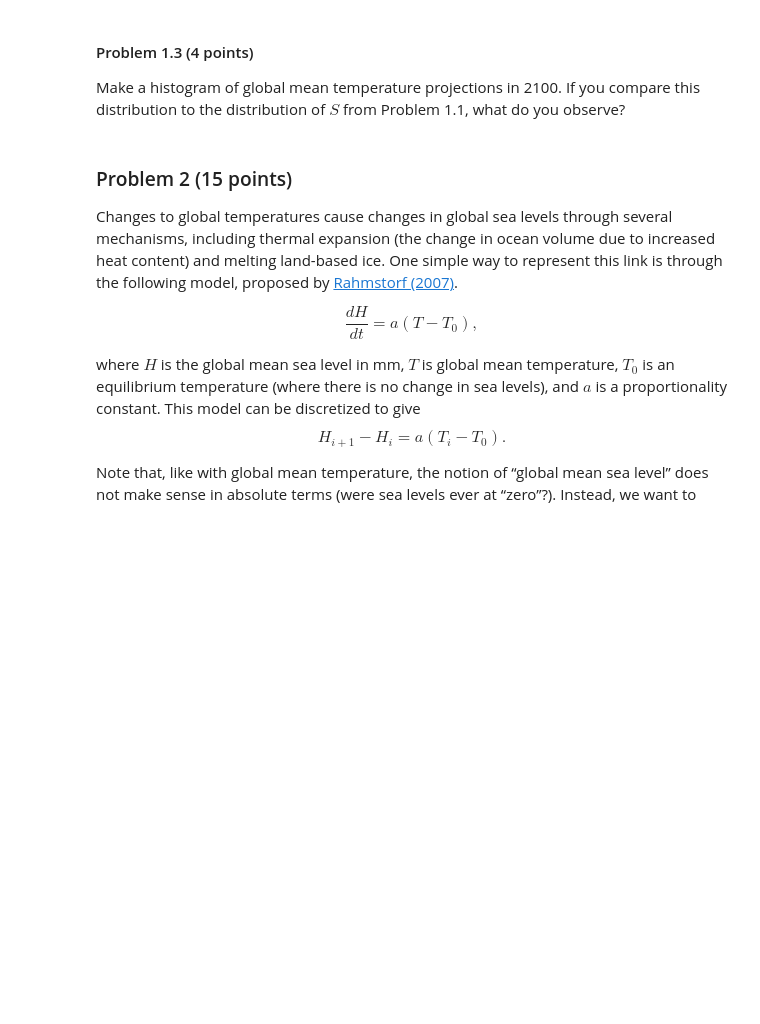
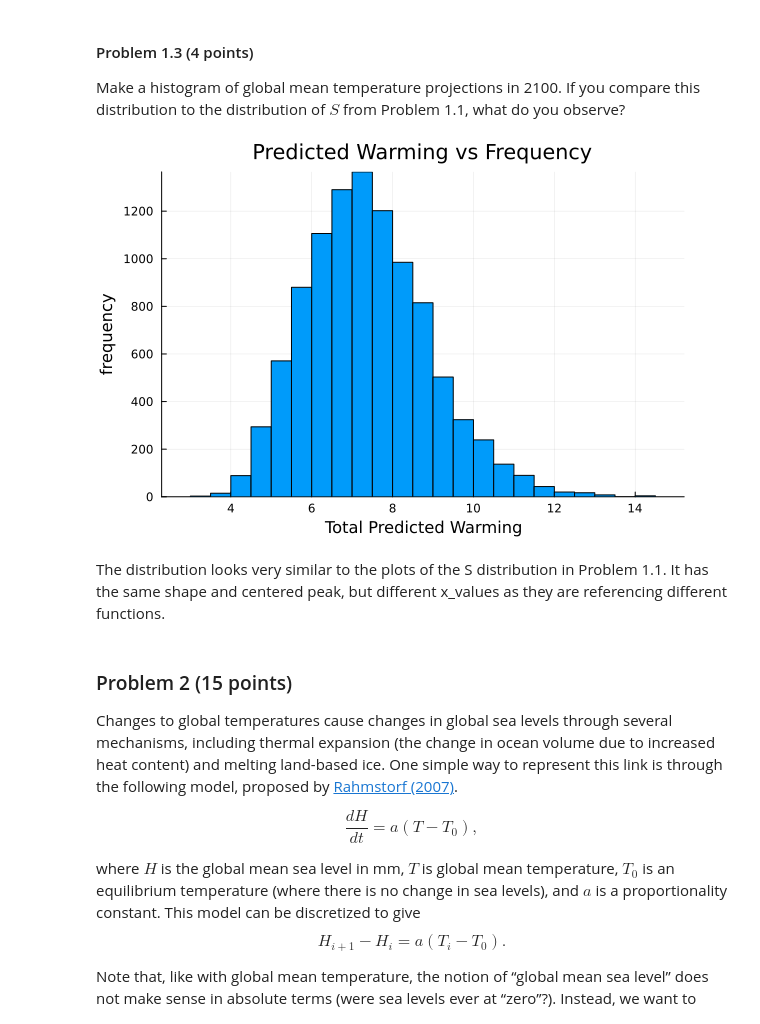
Before and after one commit to BEE4750-FA23/hw3-jrmarcuse, a Jupyter notebook: hw03.ipynb, the cells around one changed output. Saved outputs shown, nothing was run; the diff lists cells and outputs as text; code cells hidden in the pictures; blank space fills up the shorter version.

Commit message:
Problem 1 done

```diff
--- a/hw03.ipynb
+++ b/hw03.ipynb
@@ -178,6 +208,28 @@ mean temperature. Plot the median and 90% predictive distribution
 Make a histogram of global mean temperature projections in 2100. If you
 compare this distribution to the distribution of $S$ from Problem 1.1,
 what do you observe?
+# %%
+#The function below returns just the last value in the vector that
+    #energy_balance_model returns
+function last_year_prediction(S,forcing_aerosol,forcing_non_aerosol)
+    T = energy_balance_model(S,forcing_aerosol,forcing_non_aerosol);
+    T = T[end];
+    return T
+end
+
+#loop to get all of the 2100 model predictions for all values of samples
+    #which was created from the LogNormal Distribution earlier
+T_predictions= [last_year_prediction(samples[i], forcing_aerosol_85,
+forcing_non_aerosol_85) for i in 1:10000]
+
+#histogram of frequency of values of temperature warming predictions
+    #in the year 2100 with the same bin# as problem 1.1 for comparison
+histogram(T_predictions,bins=50,xlabel="Total Predicted Warming",ylabel="Frequency",
+title="Predicted Warming vs Frequency",legend=false)
+# %% [output]
+[figure, added]
+# %% [markdown]
+The distribution looks very similar to the plots of the S distribution in Problem 1.1. It has the same shape and centered peak, but different x_values as they are referencing different functions.
 # %% [markdown]
 ### Problem 2 (15 points)
 
```
Also changed, not shown: parts of 2 cells of this notebook.
